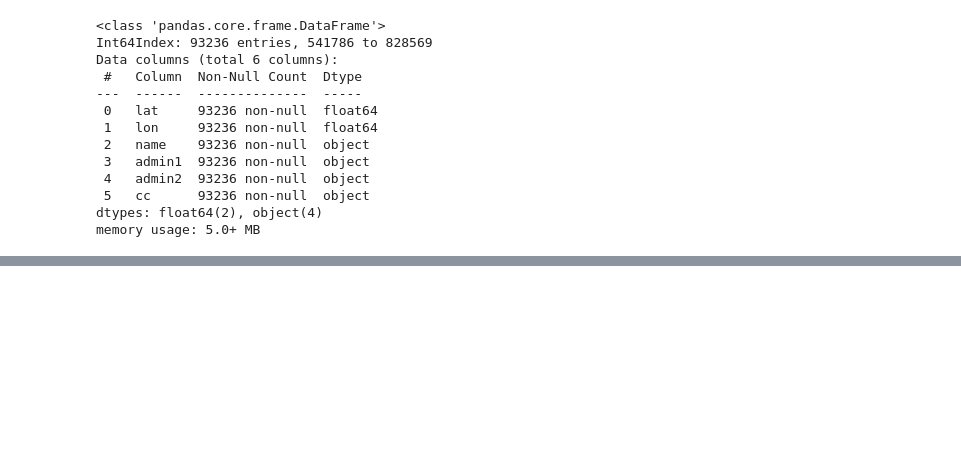
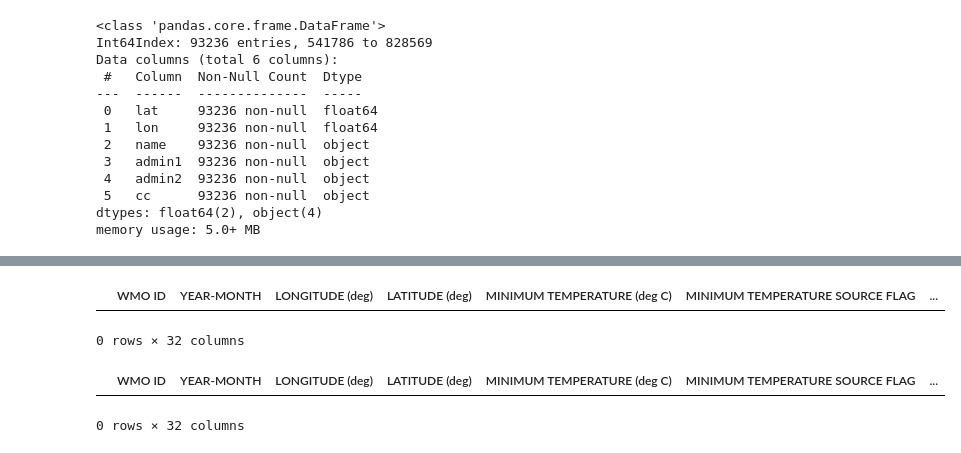
Before and after one commit to CaitlinC91/USDACENSUS_Capstone, a Jupyter notebook: notebooks/mcdw.ipynb, the cells around one changed output, grey strips where cells are left out. Saved outputs shown, nothing was run; the diff lists cells and outputs as text; code cells hidden in the pictures; blank space fills up the shorter version.

```diff
--- a/notebooks/mcdw.ipynb
+++ b/notebooks/mcdw.ipynb
@@ -185,0 +186,16 @@ memory usage: 5.0+ MB
+# %%
+mcdw['lat'] = mcdw['LATITUDE (deg)']
+mcdw['lon'] = mcdw['LONGITUDE (deg)']
+merged_df = mcdw.merge(US, how = 'inner', on = ['lat', 'lon'])
+merged_df.head()
+# %% [output]
+|  | WMO ID | YEAR-MONTH | LONGITUDE (deg) | LATITUDE (deg) | MINIMUM TEMPERATURE (deg C) | MINIMUM TEMPERATURE SOURCE FLAG | ... |
+0 rows × 32 columns
+# %%
+left_merged = pd.merge(
+...     US, mcdw, how="left", on=["lat", "lon"])
+
+merged_df.head()
+# %% [output]
+|  | WMO ID | YEAR-MONTH | LONGITUDE (deg) | LATITUDE (deg) | MINIMUM TEMPERATURE (deg C) | MINIMUM TEMPERATURE SOURCE FLAG | ... |
+0 rows × 32 columns
```
Also changed, not shown: parts of 7 cells of this notebook.
